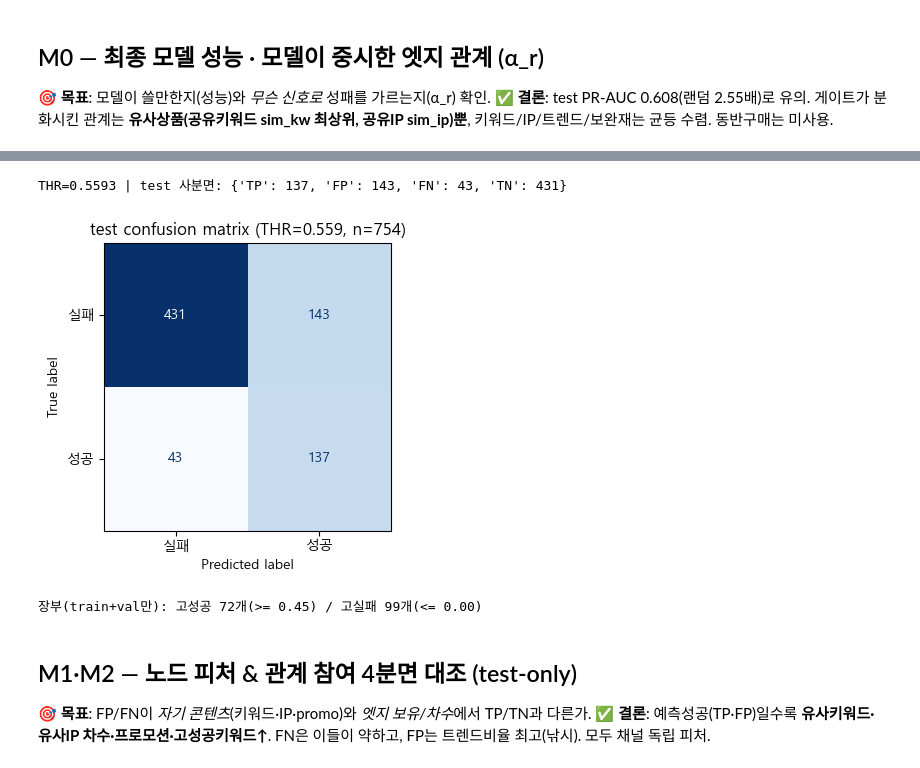
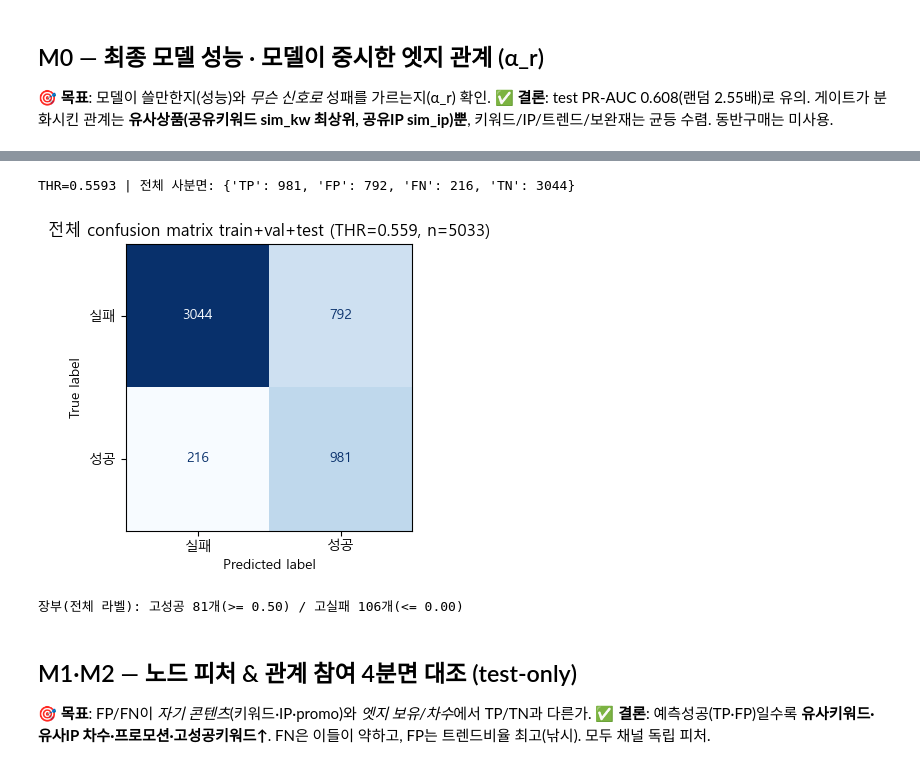
Before and after one commit to Song-exp/Seven-eleven, a Jupyter notebook: eda/network_eda_원준/network_eda.ipynb, the cells around one changed output, grey strips where cells are left out. Cells and saved outputs as stored; diff of their text form; code cells hidden in the pictures.

```diff
--- a/eda/network_eda_원준/network_eda.ipynb
+++ b/eda/network_eda_원준/network_eda.ipynb
@@ -157,40 +183,41 @@ plt.tight_layout(); savefig(fig,'m0_alpha.png'); plt.show()
 # %%
 # [M0-d] df·THR·test 사분면·confusion matrix(test) + train+val 장부
 from sklearn.metrics import precision_recall_curve, confusion_matrix, ConfusionMatrixDisplay
 pnodes=pd.read_parquet(SHARE_HIN/'product_nodes_final.parquet')
 assert pnodes['ITEM_CD'].map(norm_id).tolist()==maps['product_ids']
 split=np.where(tr,'train',np.where(va,'val','test'))
 df=pd.DataFrame({'pid':maps['product_ids'],'ITEM_NM':pnodes['ITEM_NM'].values,'편의점명':pnodes['편의점명'].values,
   '성공_소스':pnodes['성공_소스'].values,'kw_cnt':pnodes['키워드_개수'].fillna(0).astype(int).values,
   'insta_m30':pnodes['insta_mention_30d'].fillna(0).values,'has_promo':data['product'].has_promo.cpu().numpy(),
   'pred':prob,'y_true':y_np,'split':split})
 def f1max_thr(yv,pv):
     pr,rc,th=precision_recall_curve(yv,pv); f1=2*pr*rc/(pr+rc+1e-12); i=int(np.nanargmax(f1)); return float(th[min(i,len(th)-1)])
 THR=f1max_thr(df[df.split=='val'].y_true,df[df.split=='val'].pred); assert abs(THR-mj['val']['threshold'])<0.05
 df['quad']=np.where((df.pred>=THR)&(df.y_true==1),'TP',np.where((df.pred>=THR)&(df.y_true==0),'FP',
            np.where((df.pred<THR)&(df.y_true==1),'FN','TN')))
-test=df[df.split=='test'].copy()
-print('THR=%.4f | test 사분면:'%THR, test['quad'].value_counts().reindex(QORDER).to_dict())
+test=df.copy()  # 전체(train+val+test) 분석 대상
+print('THR=%.4f | 전체 사분면:'%THR, test['quad'].value_counts().reindex(QORDER).to_dict())
 cm=confusion_matrix(test.y_true,(test.pred>=THR).astype(int))
 fig,ax=plt.subplots(figsize=(4.2,3.8)); ConfusionMatrixDisplay(cm,display_labels=['실패','성공']).plot(ax=ax,colorbar=False,cmap='Blues')
-ax.set_title(f'test confusion matrix (THR={THR:.3f}, n={len(test)})'); plt.tight_layout(); savefig(fig,'m0_cm.png'); plt.show()
-# train+val 장부(누수 차단)
+ax.set_title(f'전체 confusion matrix train+val+test (THR={THR:.3f}, n={len(test)})'); plt.tight_layout(); savefig(fig,'m0_cm.png'); plt.show()
+# 전체 라벨 장부(홀드아웃 없음)
 P=len(maps['product_ids']); pid2idx={p:i for i,p in enumerate(maps['product_ids'])}
 pk=pd.read_parquet(SHARE_HIN/'product_keyword_edges_final.parquet'); pk['pid']=pk['ITEM_CD'].map(norm_id)
 pi=pd.read_parquet(SHARE_HIN/'product_ip_edges_final.parquet'); pi['pid']=pi['ITEM_CD'].map(norm_id)
 knodes=pd.read_parquet(SHARE_HIN/'keyword_nodes_final.parquet'); trend_set=set(knodes.loc[knodes['is_trend_keyword']==1,'keyword'])
 kw_by_prod=pk.groupby('pid')['keyword'].apply(list); ip_by_prod=pi.groupby('pid')['ip_name'].apply(list)
-tv_pids=set(df.loc[df.split!='test','pid']); ytv=df.set_index('pid')['y_true']
+tv_pids=set(df['pid'])  # 전체 라벨(홀드아웃 없음)
+ytv=df.set_index('pid')['y_true']
 pk_tv=pk[pk['pid'].isin(tv_pids)].join(ytv,on='pid')
 ks=pk_tv.groupby('keyword')['y_true'].agg(['mean','count']); MIN=5; ko=ks[ks['count']>=MIN]
 hi,lo=ko['mean'].quantile(0.9),ko['mean'].quantile(0.1)
 kw_succ=set(ko[ko['mean']>=hi].index); kw_fail=set(ko[ko['mean']<=lo].index)
 kw_pop=pk[pk['pid'].isin(tv_pids)].groupby('keyword')['pid'].nunique()
-print(f'장부(train+val만): 고성공 {len(kw_succ)}개(>= {hi:.2f}) / 고실패 {len(kw_fail)}개(<= {lo:.2f})')
+print(f'장부(전체 라벨): 고성공 {len(kw_succ)}개(>= {hi:.2f}) / 고실패 {len(kw_fail)}개(<= {lo:.2f})')
 # %% [output]
-THR=0.5593 | test 사분면: {'TP': 137, 'FP': 143, 'FN': 43, 'TN': 431}
+THR=0.5593 | 전체 사분면: {'TP': 981, 'FP': 792, 'FN': 216, 'TN': 3044}
-[figure, old version]
+[figure, new version]
-장부(train+val만): 고성공 72개(>= 0.45) / 고실패 99개(<= 0.00)
+장부(전체 라벨): 고성공 81개(>= 0.50) / 고실패 106개(<= 0.00)
 # %% [markdown]
 ## M1·M2 — 노드 피처 & 관계 참여 4분면 대조 (test-only)
 🎯 **목표**: FP/FN이 *자기 콘텐츠*(키워드·IP·promo)와 *엣지 보유/차수*에서 TP/TN과 다른가.
```
Also changed, not shown: parts of 8 cells of this notebook, 46 other files.
